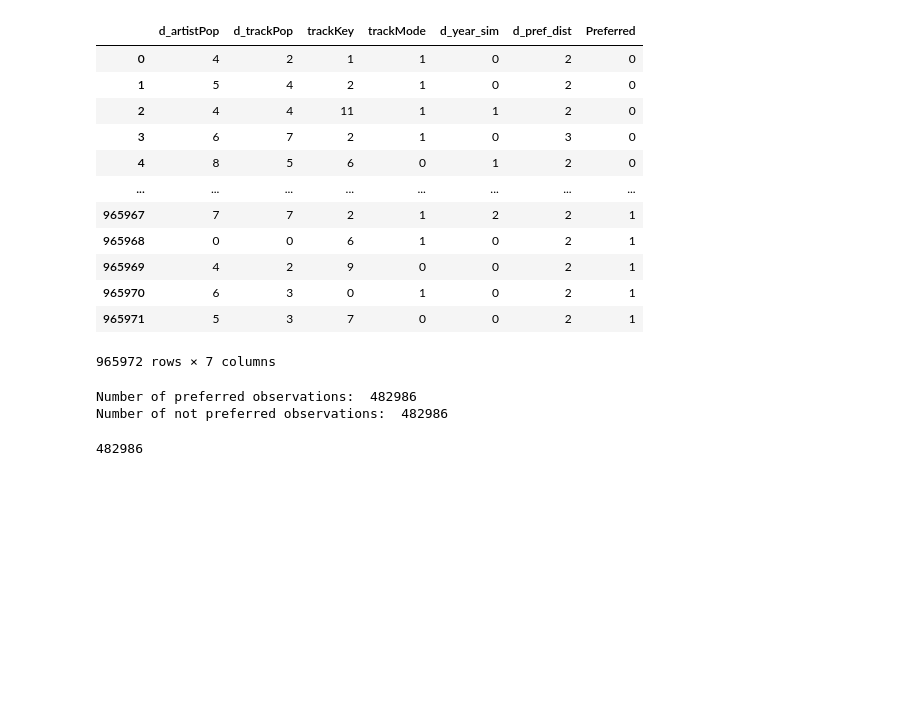
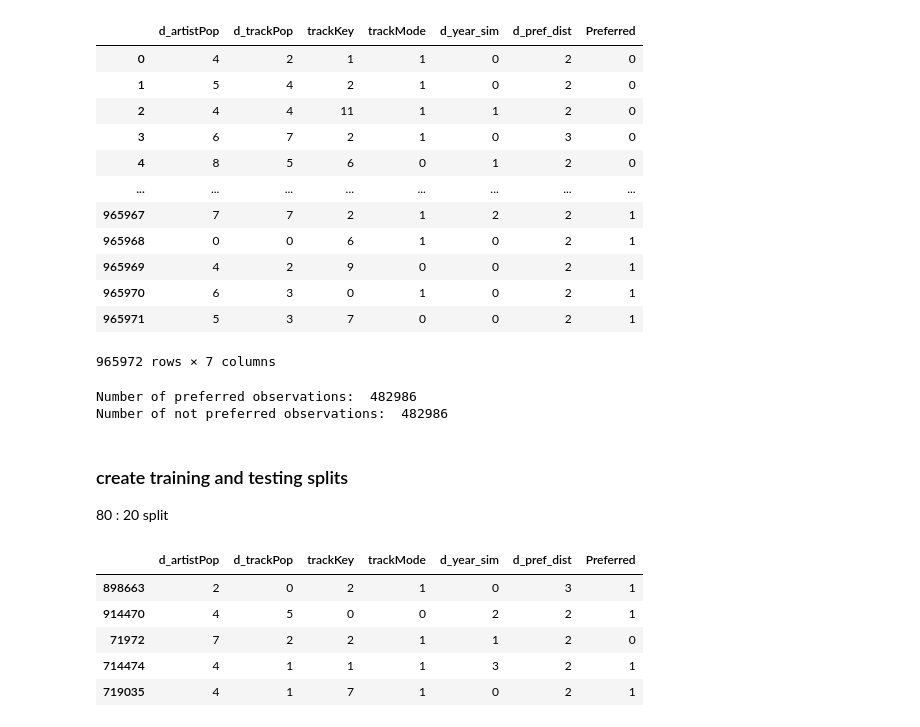
Before and after one commit to smehdizadeh/CSCI5622_Machine-Learning, a Jupyter notebook: NB-prep.ipynb, the cells around one changed output. Cells and saved outputs as stored; diff of their text form; code cells hidden in the pictures; blank space fills up the shorter version.

Commit message:
split into train and test

```diff
--- a/NB-prep.ipynb
+++ b/NB-prep.ipynb
@@ -383,7 +383,18 @@ Number of preferred observations:  482986
 Number of not preferred observations:  482986
 # %%
 data_sample.to_csv("nb_data_sample.csv")
-# %%
-241493*2
-# %% [output]
-482986
+# %% [markdown]
+### create training and testing splits
+
+80 : 20 split
+# %%
+# shuffle the data
+shuffled = data_sample.sample(frac=1, random_state=42)
+shuffled.head()
+# %% [output]
+|  | d_artistPop | d_trackPop | trackKey | trackMode | d_year_sim | d_pref_dist | Preferred |
+| 898663 | 2 | 0 | 2 | 1 | 0 | 3 | 1 |
+| 914470 | 4 | 5 | 0 | 0 | 2 | 2 | 1 |
+| 71972 | 7 | 2 | 2 | 1 | 1 | 2 | 0 |
+| 714474 | 4 | 1 | 1 | 1 | 3 | 2 | 1 |
+| 719035 | 4 | 1 | 7 | 1 | 0 | 2 | 1 |
```
Also changed, not shown: parts of 7 cells of this notebook.
